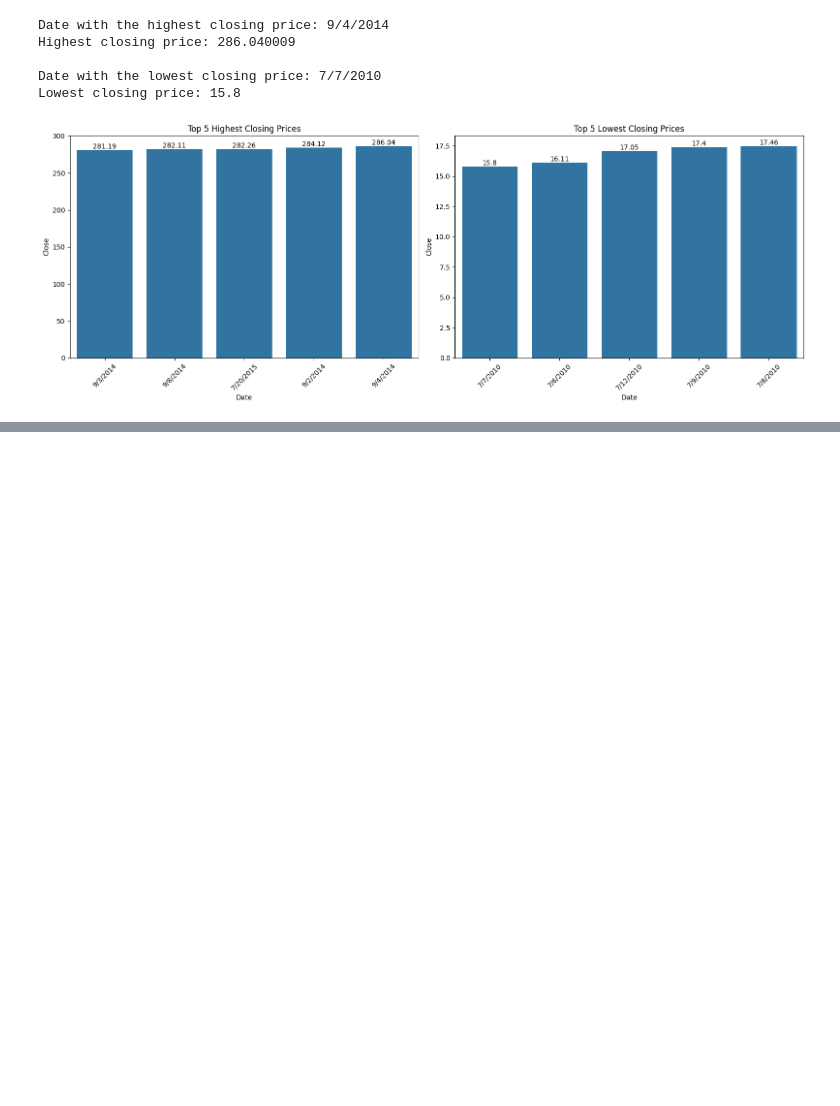
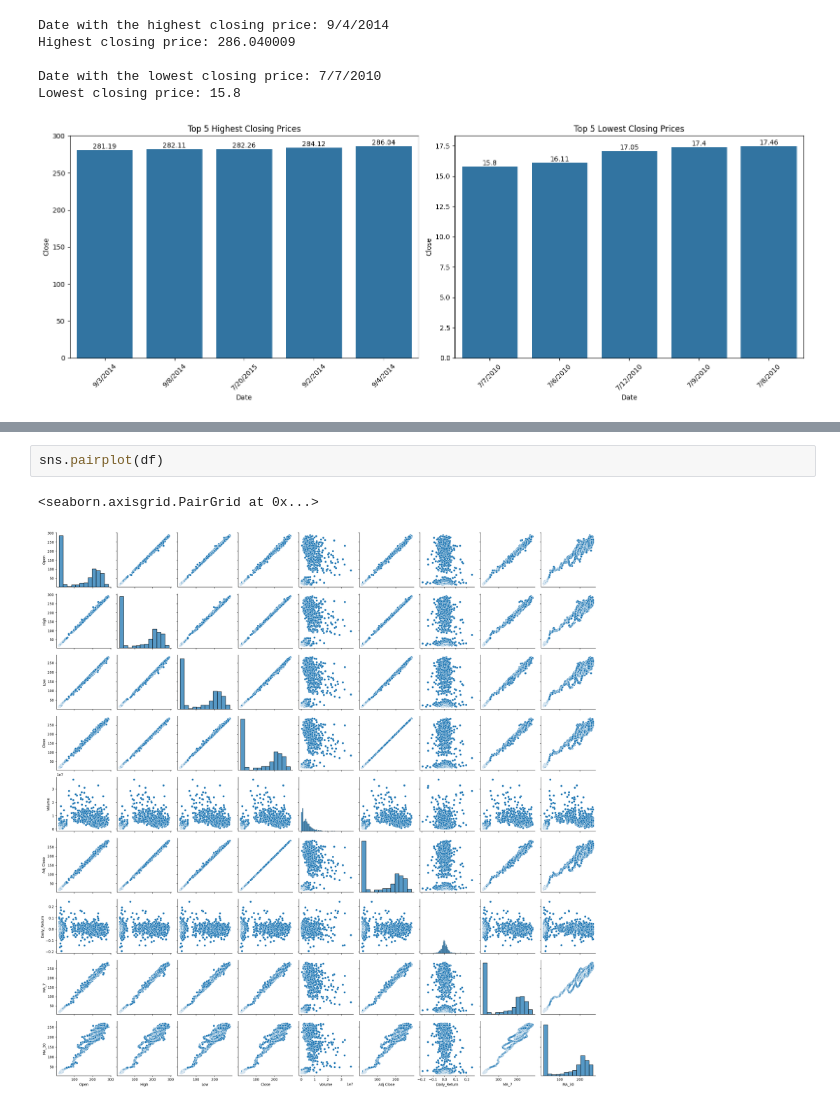
Before and after one commit to MUHAMMED13690/Stoke_prediction, a Jupyter notebook: notebook/data/stoke_prediction.ipynb, the cells around one changed output, grey strips where cells are left out. Cells and saved outputs as stored; diff of their text form; blank space fills up the shorter version.

```diff
--- a/notebook/data/stoke_prediction.ipynb
+++ b/notebook/data/stoke_prediction.ipynb
@@ -187,3 +190,8 @@ Lowest closing price: 15.8
+# %%
+sns.pairplot(df)
+# %% [output]
+<seaborn.axisgrid.PairGrid at 0x...>
+[figure, added]
 # %%
 df.head()
 # %% [output]
```
Also changed, not shown: parts of 2 cells of this notebook.
